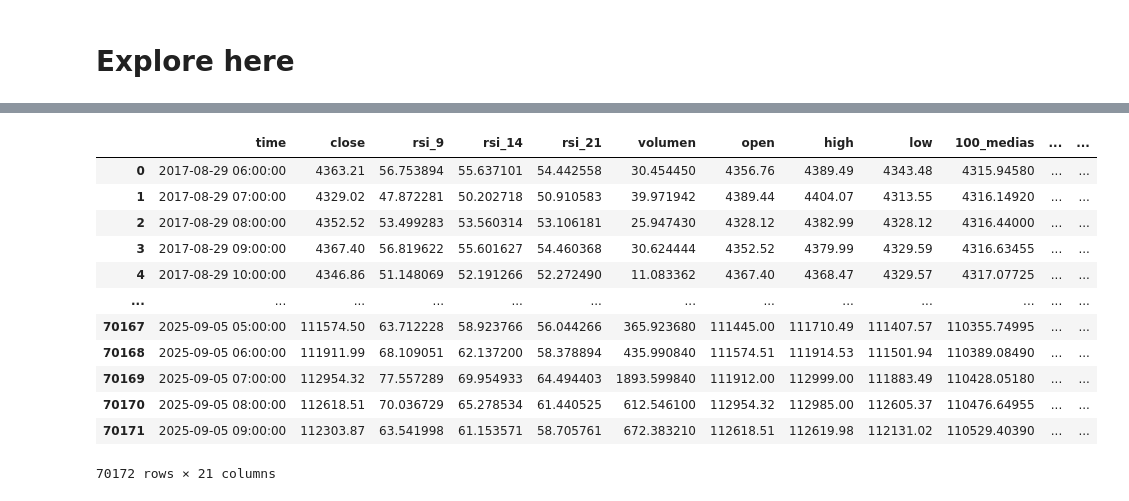
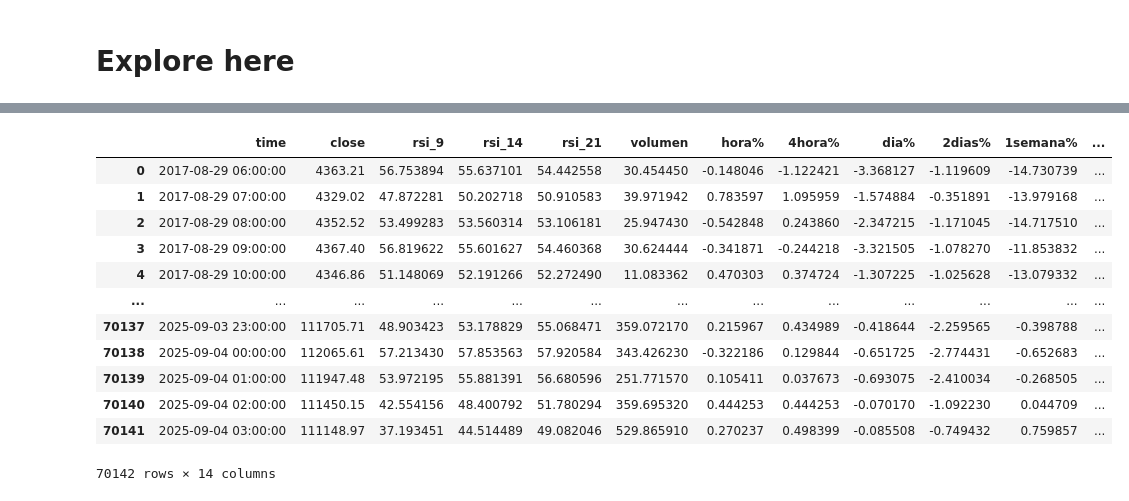
Before and after one commit to FerdinandMileto/Proyecto_cripto_RH, a Jupyter notebook: src/porcentual.ipynb, the cells around one changed output, grey strips where cells are left out. Saved outputs shown, nothing was run; the diff lists cells and outputs as text; code cells hidden in the pictures.

```diff
--- a/src/porcentual.ipynb
+++ b/src/porcentual.ipynb
@@ -75,22 +102,24 @@ df_porcentual.reset_index(drop=True,inplace=True)
+# %%
+df_porcentual=pd.read_csv("/home/rodrigo/Escritorio/Repositorios/Proyecto_cripto_RH/data/raw/df_porcentual_1.csv")
 # %%
-df_porcentual["prediccion_close_4"]=df_porcentual["close"].shift(-4)
+df_porcentual["prediccion_4hora%"]=df_porcentual["4hora%"].shift(-4)
 df_porcentual.dropna(inplace=True)
 df_porcentual.reset_index(drop=True,inplace=True)
 df_porcentual
 # %% [output]
-|  | time | close | rsi_9 | rsi_14 | rsi_21 | volumen | open | high | low | 100_medias | ... | ... |
-| 0 | 2017-08-29 06:00:00 | 4363.21 | 56.753894 | 55.637101 | 54.442558 | 30.454450 | 4356.76 | 4389.49 | 4343.48 | 4315.94580 | ... | ... |
-| 1 | 2017-08-29 07:00:00 | 4329.02 | 47.872281 | 50.202718 | 50.910583 | 39.971942 | 4389.44 | 4404.07 | 4313.55 | 4316.14920 | ... | ... |
-| 2 | 2017-08-29 08:00:00 | 4352.52 | 53.499283 | 53.560314 | 53.106181 | 25.947430 | 4328.12 | 4382.99 | 4328.12 | 4316.44000 | ... | ... |
-| 3 | 2017-08-29 09:00:00 | 4367.40 | 56.819622 | 55.601627 | 54.460368 | 30.624444 | 4352.52 | 4379.99 | 4329.59 | 4316.63455 | ... | ... |
-| 4 | 2017-08-29 10:00:00 | 4346.86 | 51.148069 | 52.191266 | 52.272490 | 11.083362 | 4367.40 | 4368.47 | 4329.57 | 4317.07725 | ... | ... |
+|  | time | close | rsi_9 | rsi_14 | rsi_21 | volumen | hora% | 4hora% | dia% | 2dias% | 1semana% | ... |
+| 0 | 2017-08-29 06:00:00 | 4363.21 | 56.753894 | 55.637101 | 54.442558 | 30.454450 | -0.148046 | -1.122421 | -3.368127 | -1.119609 | -14.730739 | ... |
+| 1 | 2017-08-29 07:00:00 | 4329.02 | 47.872281 | 50.202718 | 50.910583 | 39.971942 | 0.783597 | 1.095959 | -1.574884 | -0.351891 | -13.979168 | ... |
+| 2 | 2017-08-29 08:00:00 | 4352.52 | 53.499283 | 53.560314 | 53.106181 | 25.947430 | -0.542848 | 0.243860 | -2.347215 | -1.171045 | -14.717510 | ... |
+| 3 | 2017-08-29 09:00:00 | 4367.40 | 56.819622 | 55.601627 | 54.460368 | 30.624444 | -0.341871 | -0.244218 | -3.321505 | -1.078270 | -11.853832 | ... |
+| 4 | 2017-08-29 10:00:00 | 4346.86 | 51.148069 | 52.191266 | 52.272490 | 11.083362 | 0.470303 | 0.374724 | -1.307225 | -1.025628 | -13.079332 | ... |
 | ... | ... | ... | ... | ... | ... | ... | ... | ... | ... | ... | ... | ... |
-| 70167 | 2025-09-05 05:00:00 | 111574.50 | 63.712228 | 58.923766 | 56.044266 | 365.923680 | 111445.00 | 111710.49 | 111407.57 | 110355.74995 | ... | ... |
-| 70168 | 2025-09-05 06:00:00 | 111911.99 | 68.109051 | 62.137200 | 58.378894 | 435.990840 | 111574.51 | 111914.53 | 111501.94 | 110389.08490 | ... | ... |
-| 70169 | 2025-09-05 07:00:00 | 112954.32 | 77.557289 | 69.954933 | 64.494403 | 1893.599840 | 111912.00 | 112999.00 | 111883.49 | 110428.05180 | ... | ... |
-| 70170 | 2025-09-05 08:00:00 | 112618.51 | 70.036729 | 65.278534 | 61.440525 | 612.546100 | 112954.32 | 112985.00 | 112605.37 | 110476.64955 | ... | ... |
-| 70171 | 2025-09-05 09:00:00 | 112303.87 | 63.541998 | 61.153571 | 58.705761 | 672.383210 | 112618.51 | 112619.98 | 112131.02 | 110529.40390 | ... | ... |
+| 70137 | 2025-09-03 23:00:00 | 111705.71 | 48.903423 | 53.178829 | 55.068471 | 359.072170 | 0.215967 | 0.434989 | -0.418644 | -2.259565 | -0.398788 | ... |
+| 70138 | 2025-09-04 00:00:00 | 112065.61 | 57.213430 | 57.853563 | 57.920584 | 343.426230 | -0.322186 | 0.129844 | -0.651725 | -2.774431 | -0.652683 | ... |
+| 70139 | 2025-09-04 01:00:00 | 111947.48 | 53.972195 | 55.881391 | 56.680596 | 251.771570 | 0.105411 | 0.037673 | -0.693075 | -2.410034 | -0.268505 | ... |
+| 70140 | 2025-09-04 02:00:00 | 111450.15 | 42.554156 | 48.400792 | 51.780294 | 359.695320 | 0.444253 | 0.444253 | -0.070170 | -1.092230 | 0.044709 | ... |
+| 70141 | 2025-09-04 03:00:00 | 111148.97 | 37.193451 | 44.514489 | 49.082046 | 529.865910 | 0.270237 | 0.498399 | -0.085508 | -0.749432 | 0.759857 | ... |
-70172 rows × 21 columns
+70142 rows × 14 columns
 # %%
 #vamos a separar los datos de entreno y los outsider
 entreno=df_porcentual[60000:70170]
```
Also changed, not shown: parts of 40 cells of this notebook, 5 other files.
